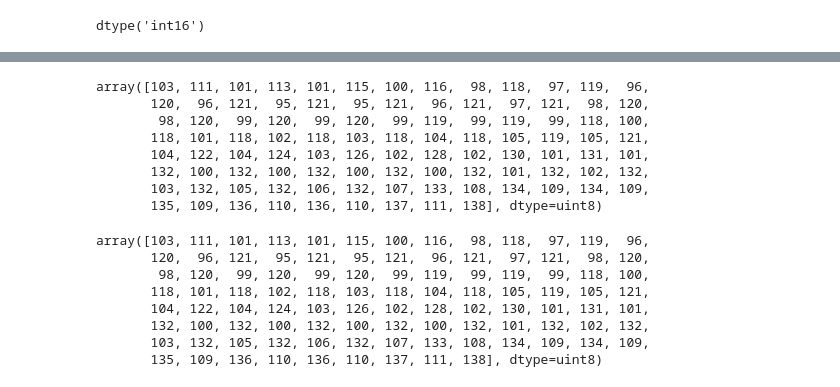
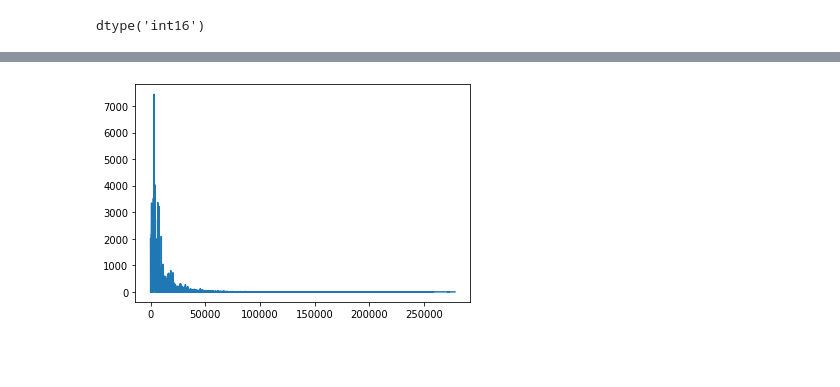
Before and after one commit to rafaelmcam/gr-ITpp, a Jupyter notebook: examples/Simulação BPSK/Áudio/Audio.ipynb, the cells around one changed output, grey strips where cells are left out. Cells and saved outputs as stored; diff of their text form; code cells hidden in the pictures; blank space fills up the shorter version.

```diff
--- a/examples/Simulação BPSK/Áudio/Audio.ipynb
+++ b/examples/Simulação BPSK/Áudio/Audio.ipynb
@@ -68,22 +70,0 @@ np.mean(np.equal(eightBit.ravel(), final_data.ravel()))
-# %%
-eightBit.ravel()[-100:]
-# %% [output]
-array([103, 111, 101, 113, 101, 115, 100, 116,  98, 118,  97, 119,  96,
-       120,  96, 121,  95, 121,  95, 121,  96, 121,  97, 121,  98, 120,
-        98, 120,  99, 120,  99, 120,  99, 119,  99, 119,  99, 118, 100,
-       118, 101, 118, 102, 118, 103, 118, 104, 118, 105, 119, 105, 121,
-       104, 122, 104, 124, 103, 126, 102, 128, 102, 130, 101, 131, 101,
-       132, 100, 132, 100, 132, 100, 132, 100, 132, 101, 132, 102, 132,
-       103, 132, 105, 132, 106, 132, 107, 133, 108, 134, 109, 134, 109,
-       135, 109, 136, 110, 136, 110, 137, 111, 138], dtype=uint8)
-# %%
-final_data.ravel()[-100:]
-# %% [output]
-array([103, 111, 101, 113, 101, 115, 100, 116,  98, 118,  97, 119,  96,
-       120,  96, 121,  95, 121,  95, 121,  96, 121,  97, 121,  98, 120,
-        98, 120,  99, 120,  99, 120,  99, 119,  99, 119,  99, 118, 100,
-       118, 101, 118, 102, 118, 103, 118, 104, 118, 105, 119, 105, 121,
-       104, 122, 104, 124, 103, 126, 102, 128, 102, 130, 101, 131, 101,
-       132, 100, 132, 100, 132, 100, 132, 100, 132, 101, 132, 102, 132,
-       103, 132, 105, 132, 106, 132, 107, 133, 108, 134, 109, 134, 109,
-       135, 109, 136, 110, 136, 110, 137, 111, 138], dtype=uint8)
@@ -91,0 +75,14 @@ wavfile.write("final.wav", fs, final_data)
+# %%
+import matplotlib.pyplot as plt
+from scipy.fftpack import fft
+from scipy.io import wavfile # get the api
+fs, data = wavfile.read('reduced.wav') # load the data
+a = data.T[0] # this is a two channel soundtrack, I get the first track
+b=[(ele/2**8.)*2-1 for ele in a] # this is 8-bit track, b is now normalized on [-1,1)
+c = fft(b) # calculate fourier transform (complex numbers list)
+d = len(c)/2  # you only need half of the fft list (real signal symmetry)
+# %%
+plt.plot(np.abs(c[:(int(d)-1)]))
+plt.show()
+# %% [output]
+[figure, added]
```
Also changed, not shown: parts of 26 cells of this notebook.
